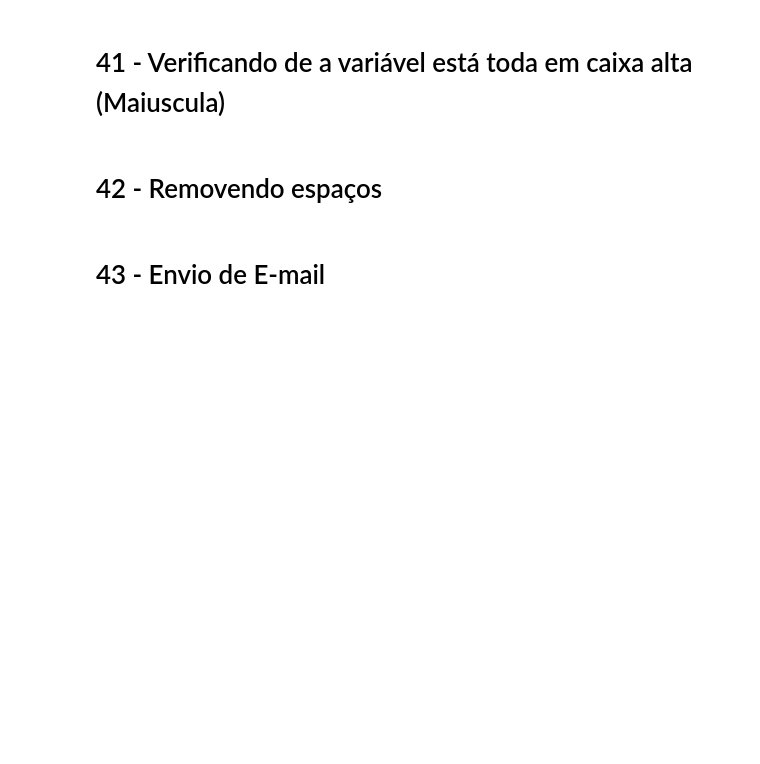
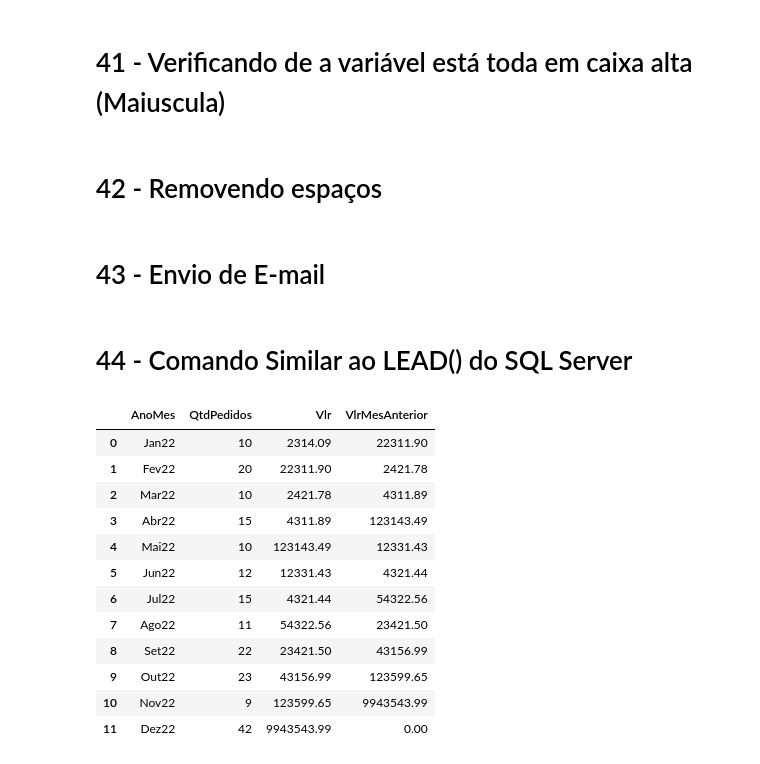
Before and after one commit to dbaassists/Python, a Jupyter notebook: ProjetoPythonKB/Projeto KB Python.ipynb, the cells around one changed output. Cells and saved outputs as stored; diff of their text form; code cells hidden in the pictures; blank space fills up the shorter version.

```diff
--- a/ProjetoPythonKB/Projeto KB Python.ipynb
+++ b/ProjetoPythonKB/Projeto KB Python.ipynb
@@ -1896,3 +1928,37 @@ for lista_uf in resultRelatorioFinal['UF'].unique():
     text = msg.as_string()
     s.sendmail(fromaddr, toaddr, text)
     s.quit()
+# %% [markdown]
+# 44 - Comando Similar ao LEAD() do SQL Server
+# %%
+
+AnoMes=['Jan22', 'Fev22', 'Mar22', 'Abr22','Mai22','Jun22','Jul22','Ago22','Set22','Out22','Nov22','Dez22']
+Pedidos=['10','20','10','15','10','12','15','11','22','23','9','42']
+Valor=['2314,09','22311,90','2421.78','4311.89','123143,49','12331.43','4321,44','54322,56','23421.5','43156,99','123599.65','9943543,99']
+
+
+df=pd.DataFrame({"AnoMes":AnoMes,
+                "QtdPedidos":Pedidos,
+                "Vlr":Valor})
+
+df['QtdPedidos'] = df['QtdPedidos'].astype(int)
+
+df['Vlr'] = df['Vlr'].apply(lambda x: str(x).replace(",",".")).astype('float64')
+
+df['VlrMesAnterior'] = df['Vlr'].shift(-1).fillna(0)
+
+df
+# %% [output]
+|  | AnoMes | QtdPedidos | Vlr | VlrMesAnterior |
+| 0 | Jan22 | 10 | 2314.09 | 22311.90 |
+| 1 | Fev22 | 20 | 22311.90 | 2421.78 |
+| 2 | Mar22 | 10 | 2421.78 | 4311.89 |
+| 3 | Abr22 | 15 | 4311.89 | 123143.49 |
+| 4 | Mai22 | 10 | 123143.49 | 12331.43 |
+| 5 | Jun22 | 12 | 12331.43 | 4321.44 |
+| 6 | Jul22 | 15 | 4321.44 | 54322.56 |
+| 7 | Ago22 | 11 | 54322.56 | 23421.50 |
+| 8 | Set22 | 22 | 23421.50 | 43156.99 |
+| 9 | Out22 | 23 | 43156.99 | 123599.65 |
+| 10 | Nov22 | 9 | 123599.65 | 9943543.99 |
+| 11 | Dez22 | 42 | 9943543.99 | 0.00 |
```
Also changed, not shown: parts of 17 cells of this notebook.
